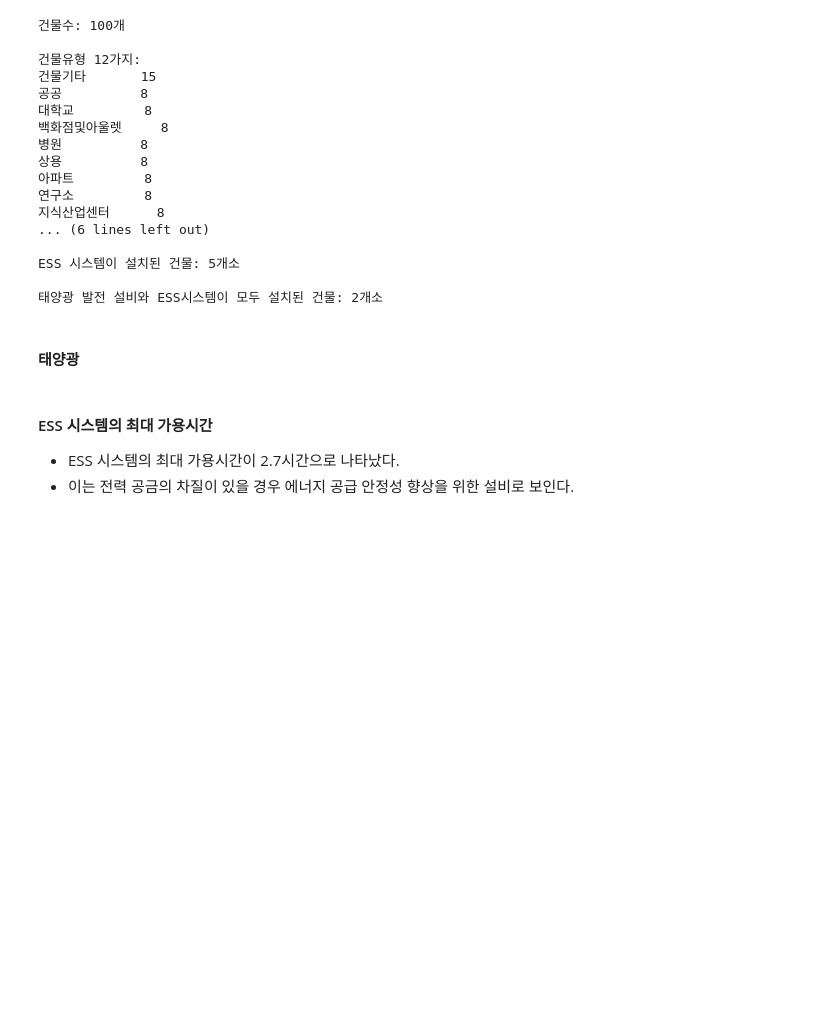
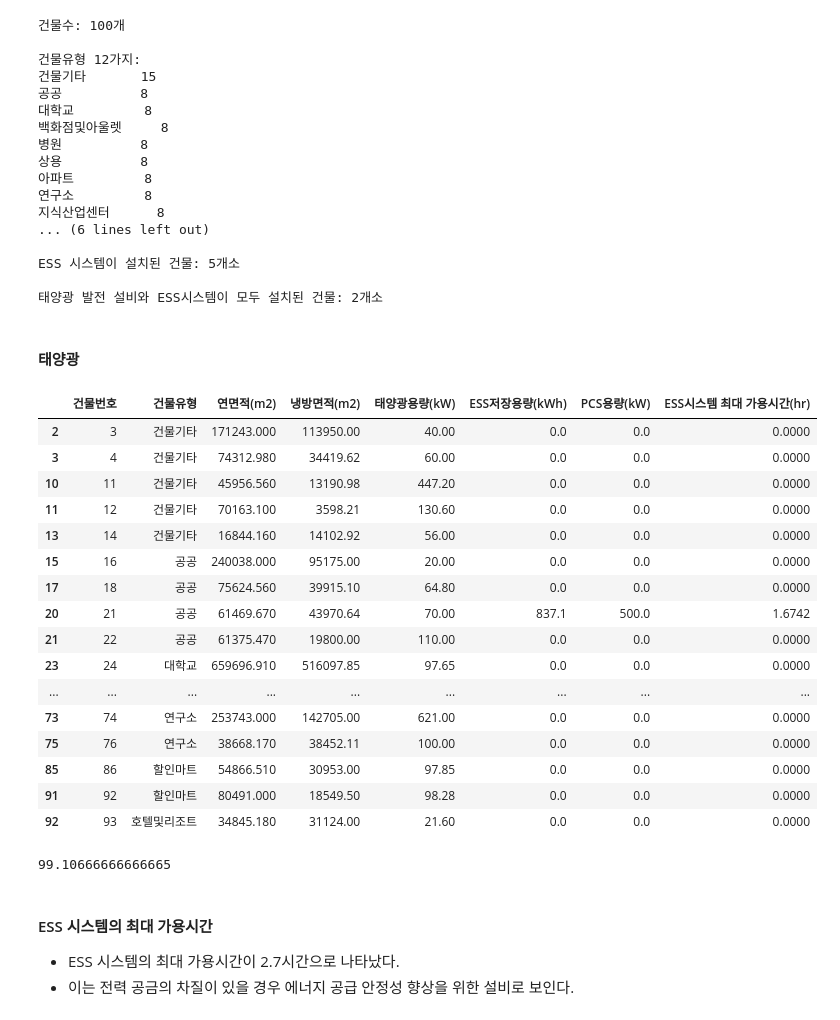
Before and after one commit to zivary/ABBA_test, a Jupyter notebook: ABBA_test-main/ABBA_test.ipynb, the cells around one changed output. Cells and saved outputs as stored; diff of their text form; code cells hidden in the pictures; blank space fills up the shorter version.

```diff
--- a/ABBA_test-main/ABBA_test.ipynb
+++ b/ABBA_test-main/ABBA_test.ipynb
@@ -153,8 +153,32 @@ print(f"태양광 발전 설비와 ESS시스템이 모두 설치된 건물: {len
 ESS 시스템이 설치된 건물: 5개소
 
 태양광 발전 설비와 ESS시스템이 모두 설치된 건물: 2개소
-# %% [markdown]
-#### 태양광
+# %% [markdown]
+#### 태양광
+# %%
+building_info[building_info['태양광용량(kW)'] != 0]
+# %% [output]
+|  | 건물번호 | 건물유형 | 연면적(m2) | 냉방면적(m2) | 태양광용량(kW) | ESS저장용량(kWh) | PCS용량(kW) | ESS시스템 최대 가용시간(hr) |
+| 2 | 3 | 건물기타 | 171243.000 | 113950.00 | 40.00 | 0.0 | 0.0 | 0.0000 |
+| 3 | 4 | 건물기타 | 74312.980 | 34419.62 | 60.00 | 0.0 | 0.0 | 0.0000 |
+| 10 | 11 | 건물기타 | 45956.560 | 13190.98 | 447.20 | 0.0 | 0.0 | 0.0000 |
+| 11 | 12 | 건물기타 | 70163.100 | 3598.21 | 130.60 | 0.0 | 0.0 | 0.0000 |
+| 13 | 14 | 건물기타 | 16844.160 | 14102.92 | 56.00 | 0.0 | 0.0 | 0.0000 |
+| 15 | 16 | 공공 | 240038.000 | 95175.00 | 20.00 | 0.0 | 0.0 | 0.0000 |
+| 17 | 18 | 공공 | 75624.560 | 39915.10 | 64.80 | 0.0 | 0.0 | 0.0000 |
+| 20 | 21 | 공공 | 61469.670 | 43970.64 | 70.00 | 837.1 | 500.0 | 1.6742 |
+| 21 | 22 | 공공 | 61375.470 | 19800.00 | 110.00 | 0.0 | 0.0 | 0.0000 |
+| 23 | 24 | 대학교 | 659696.910 | 516097.85 | 97.65 | 0.0 | 0.0 | 0.0000 |
+| ... | ... | ... | ... | ... | ... | ... | ... | ... |
+| 73 | 74 | 연구소 | 253743.000 | 142705.00 | 621.00 | 0.0 | 0.0 | 0.0000 |
+| 75 | 76 | 연구소 | 38668.170 | 38452.11 | 100.00 | 0.0 | 0.0 | 0.0000 |
+| 85 | 86 | 할인마트 | 54866.510 | 30953.00 | 97.85 | 0.0 | 0.0 | 0.0000 |
+| 91 | 92 | 할인마트 | 80491.000 | 18549.50 | 98.28 | 0.0 | 0.0 | 0.0000 |
+| 92 | 93 | 호텔및리조트 | 34845.180 | 31124.00 | 21.60 | 0.0 | 0.0 | 0.0000 |
+# %%
+building_info[building_info['태양광용량(kW)'] != 0]['태양광용량(kW)'].mean()
+# %% [output]
+99.10666666666665
 # %% [markdown]
 #### ESS 시스템의 최대 가용시간
 - ESS 시스템의 최대 가용시간이 2.7시간으로 나타났다.
```
Also changed, not shown: parts of 2 cells of this notebook.
